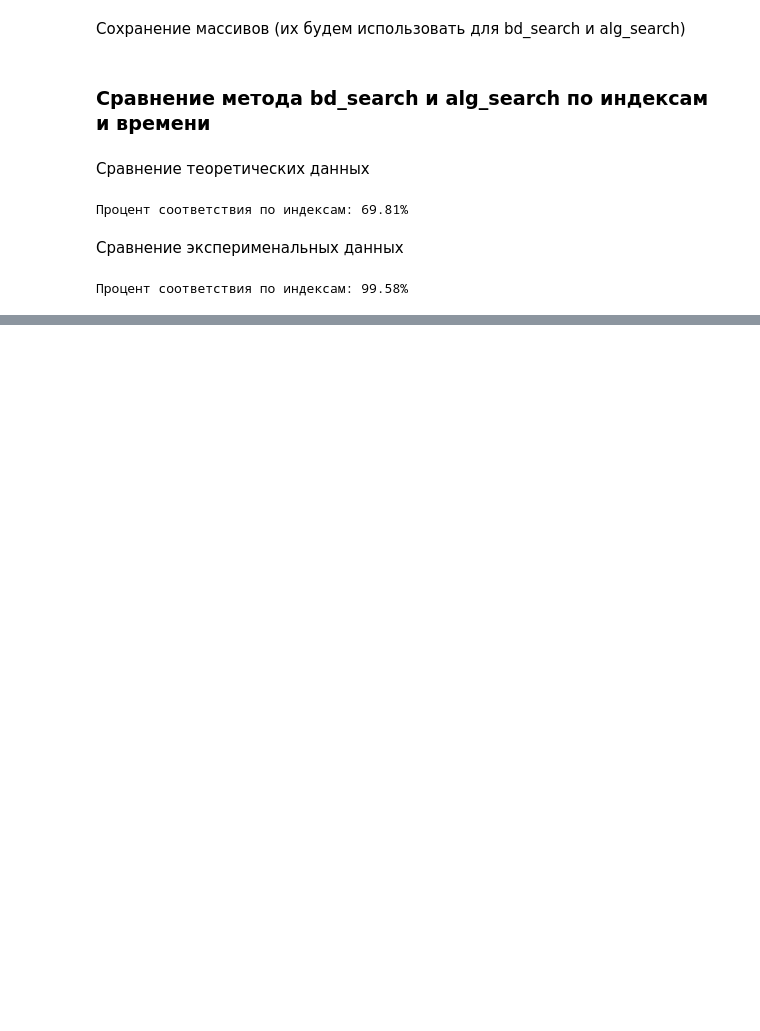
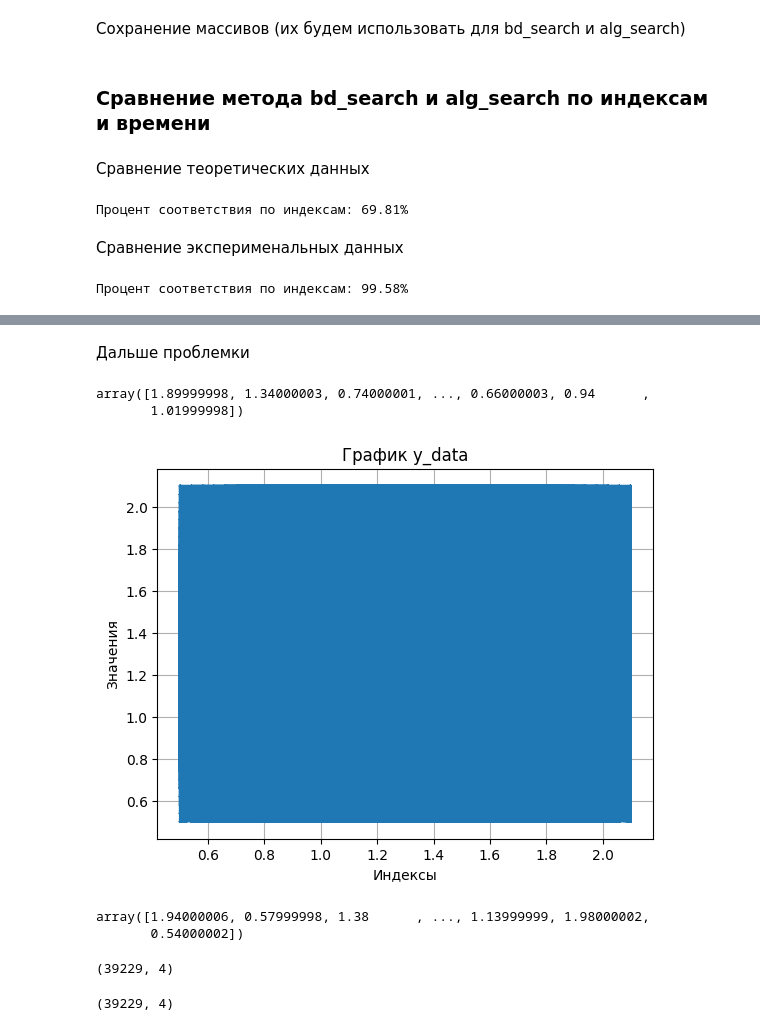
Before and after one commit to ka-50bs/InvBloodSolver, a Jupyter notebook: scripts/data_analysis.ipynb, the cells around one changed output, grey strips where cells are left out. Saved outputs shown, nothing was run; the diff lists cells and outputs as text; code cells hidden in the pictures; blank space fills up the shorter version.

Commit message:
update data_analysis

```diff
--- a/scripts/data_analysis.ipynb
+++ b/scripts/data_analysis.ipynb
@@ -219,0 +222,3 @@ print(f"Процент соответствия по индексам: {true_per
+# %%
+y_test_array = np.load(r"C:\Users\trrak\OneDrive\Рабочий стол\InvBloodSolver\df\df_th\y_test_array.npy")
+y_test_array.shape
@@ -219,0 +247,32 @@ print(f"Процент соответствия по индексам: {true_per
+# %%
+y_array = y.values
+y_pred = y_array[index_th_alg]
+# %% [markdown]
+Дальше проблемки
+# %%
+y_test_array.T[0]
+# %% [output]
+array([1.89999998, 1.34000003, 0.74000001, ..., 0.66000003, 0.94      ,
+       1.01999998])
+# %%
+plt.plot(y_test_array.T[0], y_pred.T[0])
+plt.xlabel('Индексы')
+plt.ylabel('Значения')
+plt.title('График y_data')
+plt.grid(True)
+plt.show()
+# %% [output]
+[figure, added]
+# %%
+y_pred.T[0]
+# %% [output]
+array([1.94000006, 0.57999998, 1.38      , ..., 1.13999999, 1.98000002,
+       0.54000002])
+# %%
+y_test_array.shape
+# %% [output]
+(39229, 4)
+# %%
+y_pred.shape
+# %% [output]
+(39229, 4)
```
Also changed, not shown: parts of 6 cells of this notebook, 1 other file.
